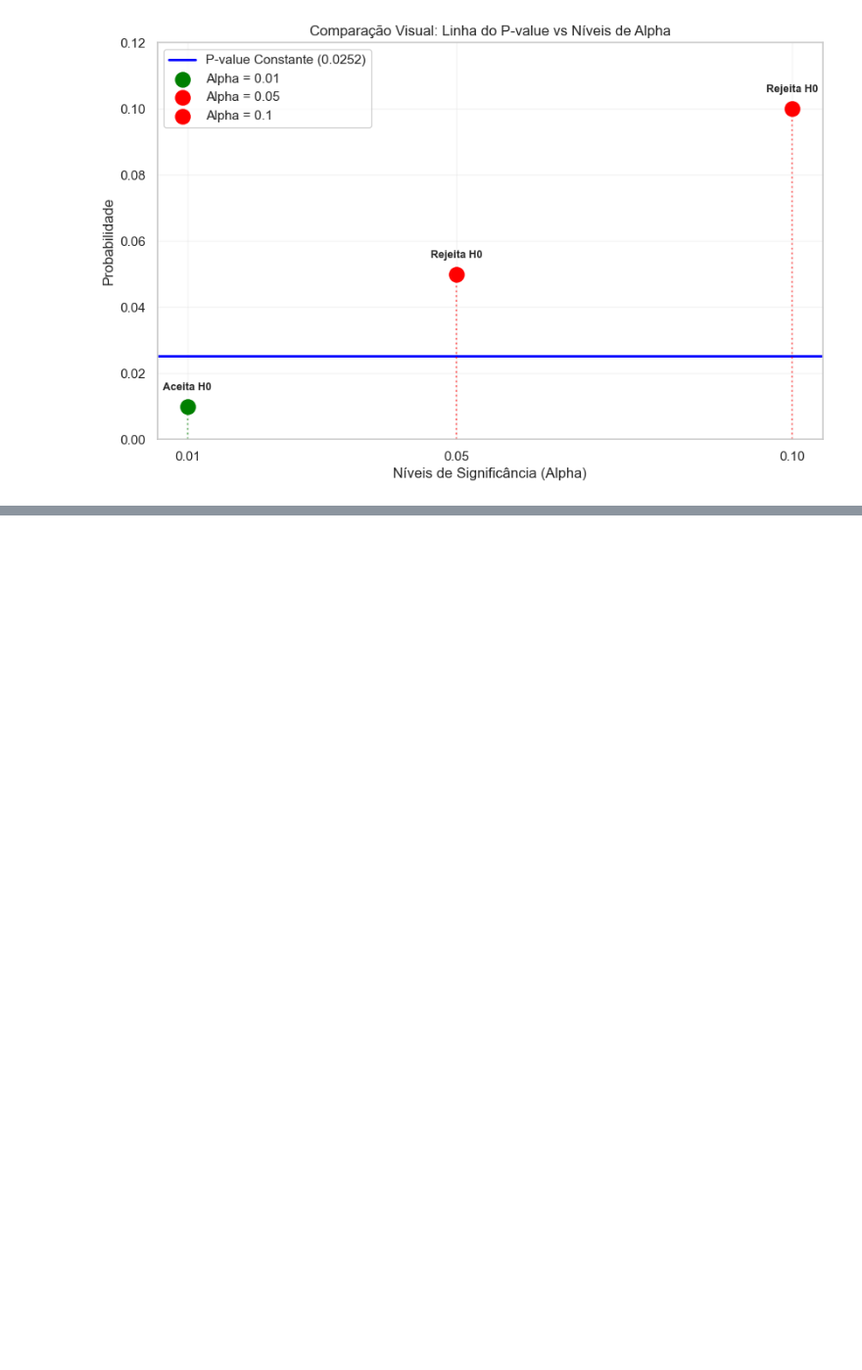
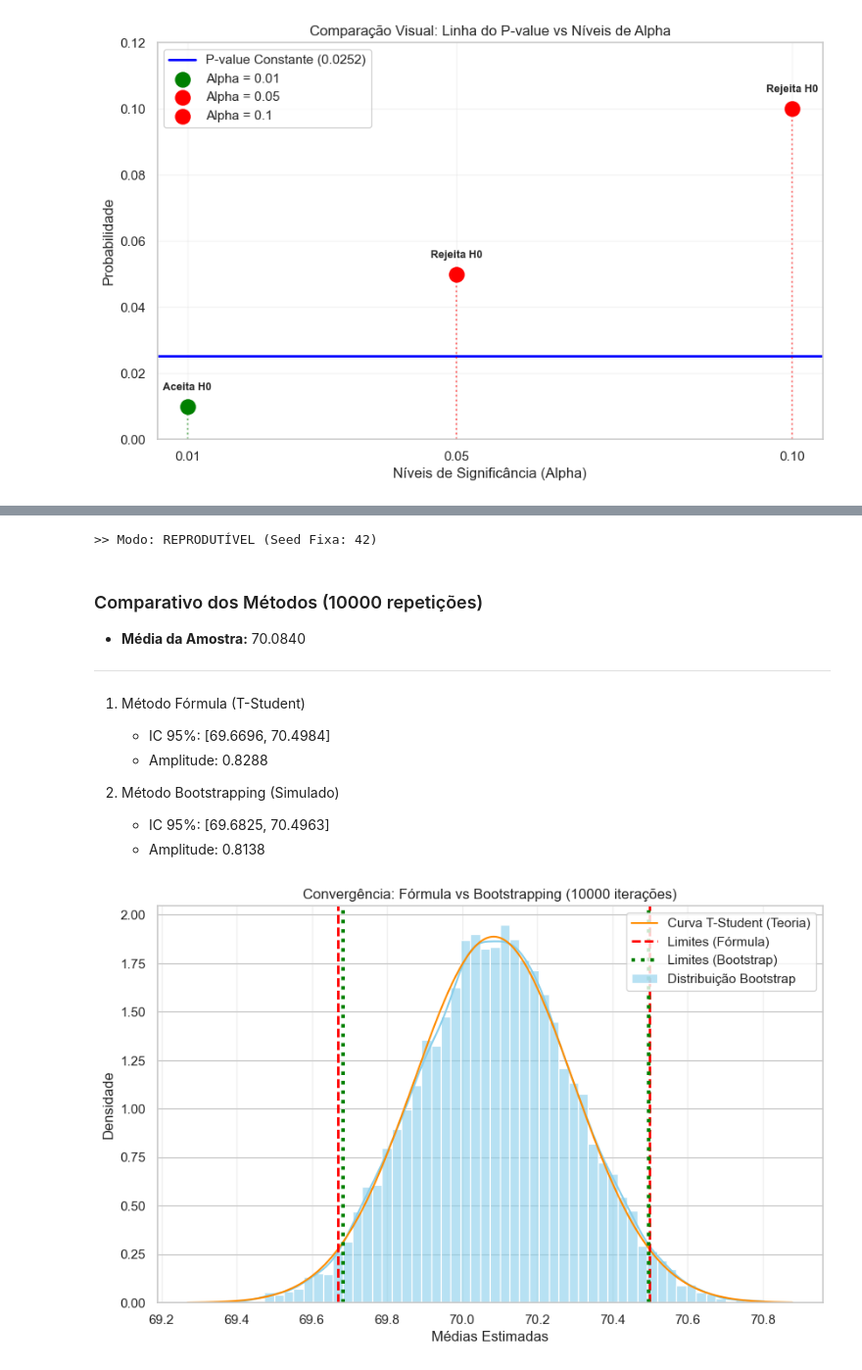
Before and after one commit to reali-705/matematica_computacional, a Jupyter notebook: atividades/atividade2-2.ipynb, the cells around one changed output, grey strips where cells are left out. Shown at 98% size. Drawn from its saved outputs; the diff is of its cells as text; code cells hidden in the pictures; blank space fills up the shorter version.

Commit message:
wip(atv2-2): implementa comparação dos métodos *t-student* e *bootstrapping*

```diff
--- a/atividades/atividade2-2.ipynb
+++ b/atividades/atividade2-2.ipynb
@@ -488,0 +570,33 @@ analisar_impacto_alpha(grupo_controle, grupo_teste_polemico, niveis_alpha=[0.01,
+# %%
+# --- CONFIGURAÇÃO ---
+configurar_semente(aleatorio=False)
+
+# 1. Definição dos Dados Originais
+MEDIA = 70
+DESVIO = 15
+QUANTIDADE = 5000
+
+# 2. Configuração da Simulação
+NUM_REPETICOES_BOOTSTRAP = 10000
+CONFIANCA = 0.95
+
+# --- GERAÇÃO E ANÁLISE ---
+# Gera a amostra inicial
+dados_originais = np.random.normal(loc=MEDIA, scale=DESVIO, size=QUANTIDADE)
+
+# Chama a função comparativa
+analisar_bootstrap_vs_formula(dados_originais, NUM_REPETICOES_BOOTSTRAP, CONFIANCA)
+# %% [output]
+>> Modo: REPRODUTÍVEL (Seed Fixa: 42)
+
+### Comparativo dos Métodos (10000 repetições)
+- **Média da Amostra:** 70.0840
+---
+1. Método Fórmula (T-Student)
+    - IC 95%: [69.6696, 70.4984]
+    - Amplitude: 0.8288
+
+2. Método Bootstrapping (Simulado)
+    - IC 95%: [69.6825, 70.4963]
+    - Amplitude: 0.8138
+[figure, added]
```
Also changed, not shown: parts of 3 cells of this notebook.
